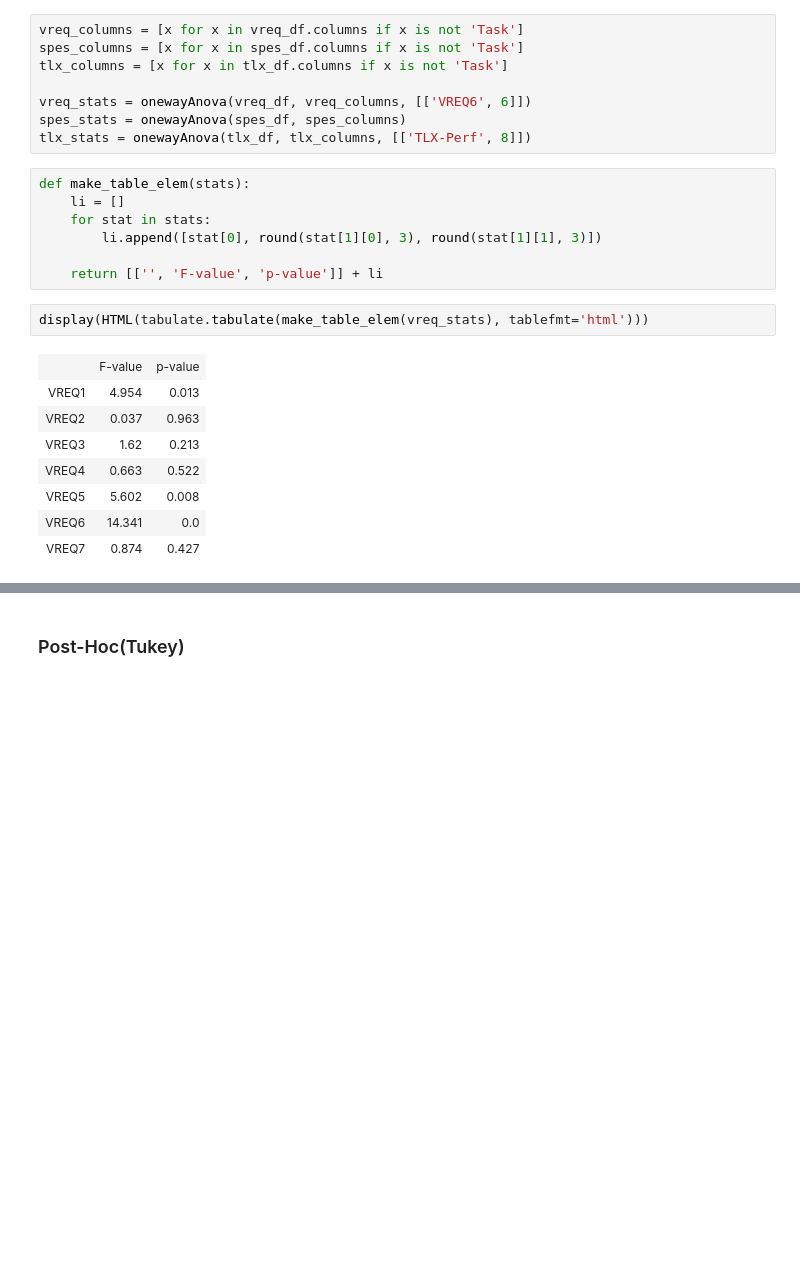
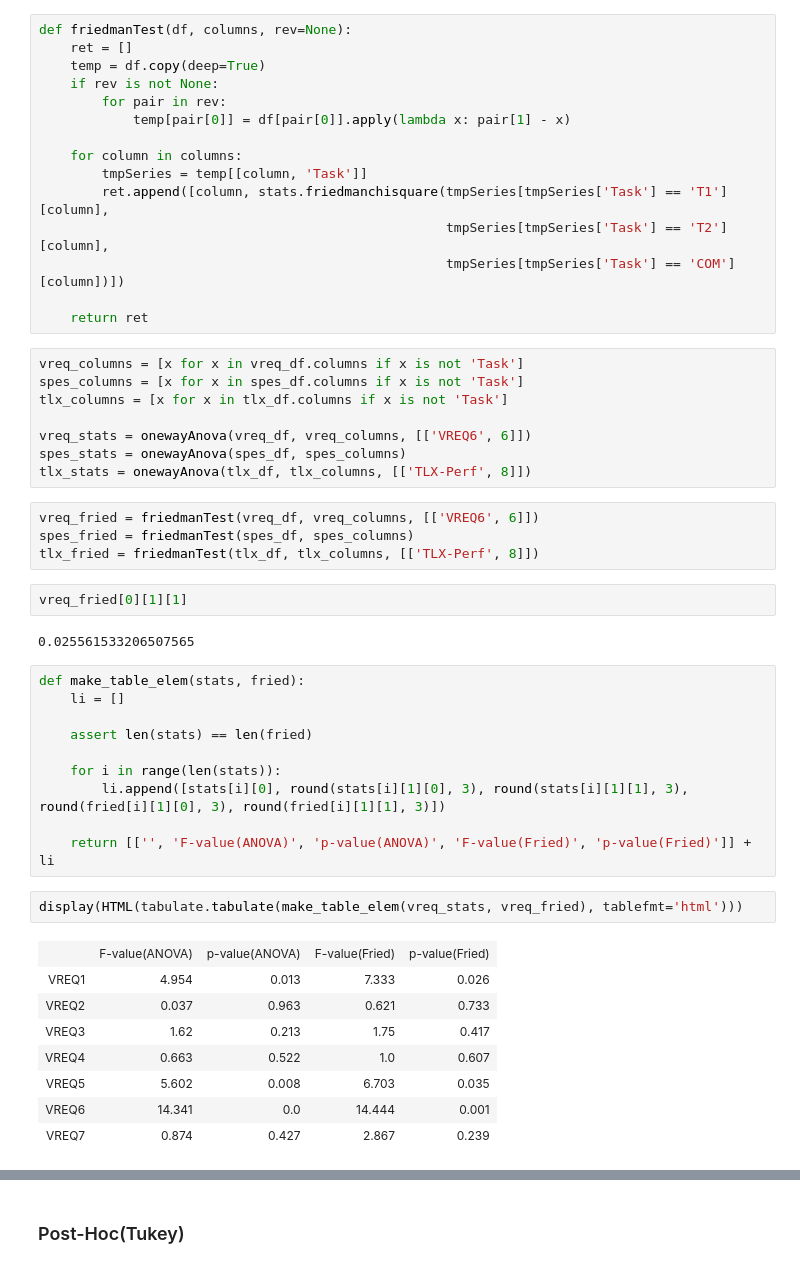
Before and after one commit to outtoin/statistics_practice, a Jupyter notebook: JediFlight_Statistics.ipynb, the cells around one changed output, grey strips where cells are left out. Cells and saved outputs as stored; diff of their text form; blank space fills up the shorter version.

Commit message:
Add Friedman test

```diff
--- a/JediFlight_Statistics.ipynb
+++ b/JediFlight_Statistics.ipynb
@@ -382,6 +383,21 @@ def onewayAnova(df, columns, rev=None):
                                            tmpSeries[tmpSeries['Task'] == 'COM'][column])])
 
     return ret
+# %%
+def friedmanTest(df, columns, rev=None):
+    ret = []
+    temp = df.copy(deep=True)
+    if rev is not None:
+        for pair in rev:
+            temp[pair[0]] = df[pair[0]].apply(lambda x: pair[1] - x)
+
+    for column in columns:
+        tmpSeries = temp[[column, 'Task']]
+        ret.append([column, stats.friedmanchisquare(tmpSeries[tmpSeries['Task'] == 'T1'][column],
+                                                    tmpSeries[tmpSeries['Task'] == 'T2'][column],
+                                                    tmpSeries[tmpSeries['Task'] == 'COM'][column])])
+
+    return ret
 # %%
 vreq_columns = [x for x in vreq_df.columns if x is not 'Task']
 spes_columns = [x for x in spes_df.columns if x is not 'Task']
@@ -390,22 +406,33 @@ tlx_columns = [x for x in tlx_df.columns if x is not 'Task']
 vreq_stats = onewayAnova(vreq_df, vreq_columns, [['VREQ6', 6]])
 spes_stats = onewayAnova(spes_df, spes_columns)
 tlx_stats = onewayAnova(tlx_df, tlx_columns, [['TLX-Perf', 8]])
+# %%
+vreq_fried = friedmanTest(vreq_df, vreq_columns, [['VREQ6', 6]])
+spes_fried = friedmanTest(spes_df, spes_columns)
+tlx_fried = friedmanTest(tlx_df, tlx_columns, [['TLX-Perf', 8]])
+# %%
+vreq_fried[0][1][1]
+# %% [output]
+0.025561533206507565
 # %%
-def make_table_elem(stats):
+def make_table_elem(stats, fried):
     li = []
-    for stat in stats:
-        li.append([stat[0], round(stat[1][0], 3), round(stat[1][1], 3)])
 
-    return [['', 'F-value', 'p-value']] + li
+    assert len(stats) == len(fried)
+
+    for i in range(len(stats)):
+        li.append([stats[i][0], round(stats[i][1][0], 3), round(stats[i][1][1], 3), round(fried[i][1][0], 3), round(fried[i][1][1], 3)])
+
+    return [['', 'F-value(ANOVA)', 'p-value(ANOVA)', 'F-value(Fried)', 'p-value(Fried)']] + li
 # %%
-display(HTML(tabulate.tabulate(make_table_elem(vreq_stats), tablefmt='html')))
+display(HTML(tabulate.tabulate(make_table_elem(vreq_stats, vreq_fried), tablefmt='html')))
 # %% [output]
-|  | F-value | p-value |
-| VREQ1 | 4.954 | 0.013 |
-| VREQ2 | 0.037 | 0.963 |
-| VREQ3 | 1.62 | 0.213 |
-| VREQ4 | 0.663 | 0.522 |
-| VREQ5 | 5.602 | 0.008 |
-| VREQ6 | 14.341 | 0.0 |
-| VREQ7 | 0.874 | 0.427 |
+|  | F-value(ANOVA) | p-value(ANOVA) | F-value(Fried) | p-value(Fried) |
+| VREQ1 | 4.954 | 0.013 | 7.333 | 0.026 |
+| VREQ2 | 0.037 | 0.963 | 0.621 | 0.733 |
+| VREQ3 | 1.62 | 0.213 | 1.75 | 0.417 |
+| VREQ4 | 0.663 | 0.522 | 1.0 | 0.607 |
+| VREQ5 | 5.602 | 0.008 | 6.703 | 0.035 |
+| VREQ6 | 14.341 | 0.0 | 14.444 | 0.001 |
+| VREQ7 | 0.874 | 0.427 | 2.867 | 0.239 |
 # %%
```
Also changed, not shown: parts of 6 cells of this notebook, 2 other files.
